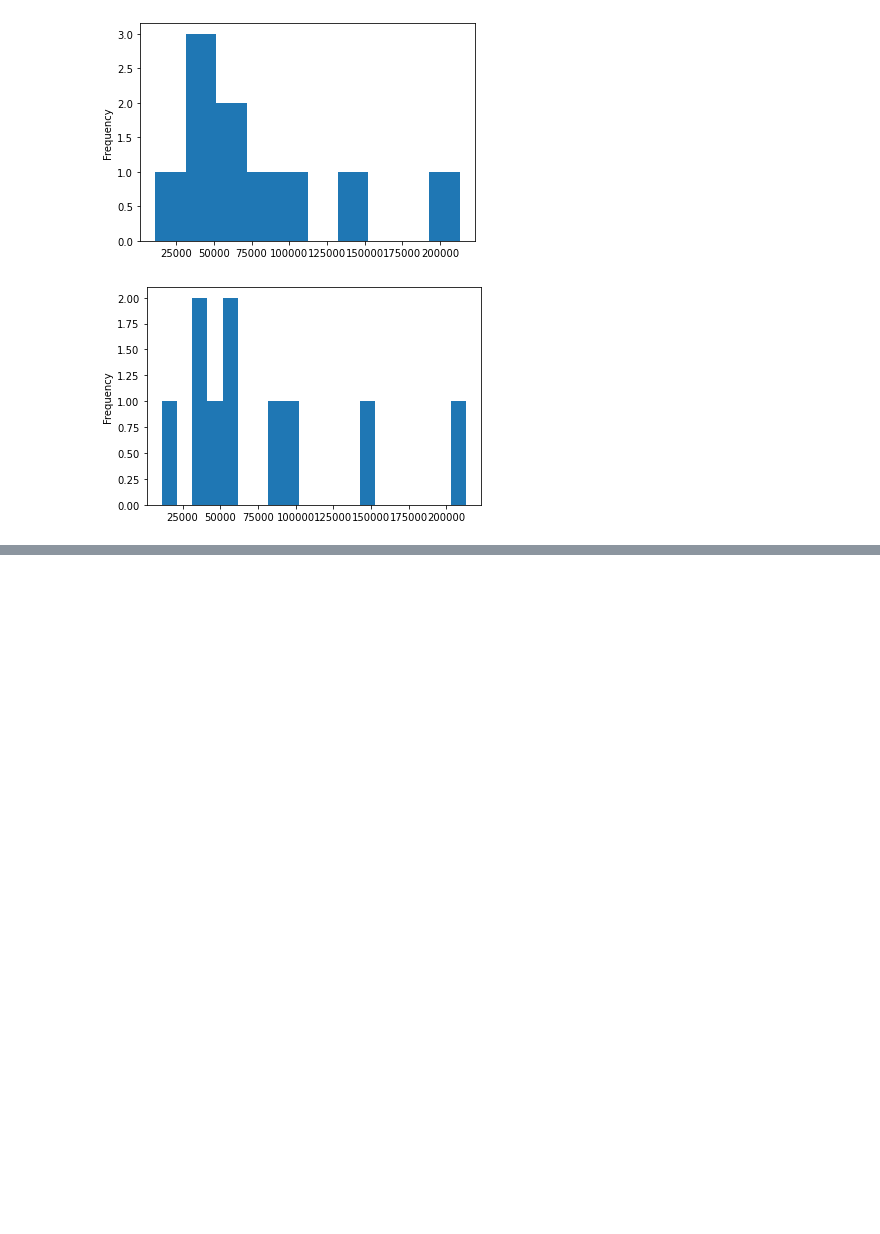
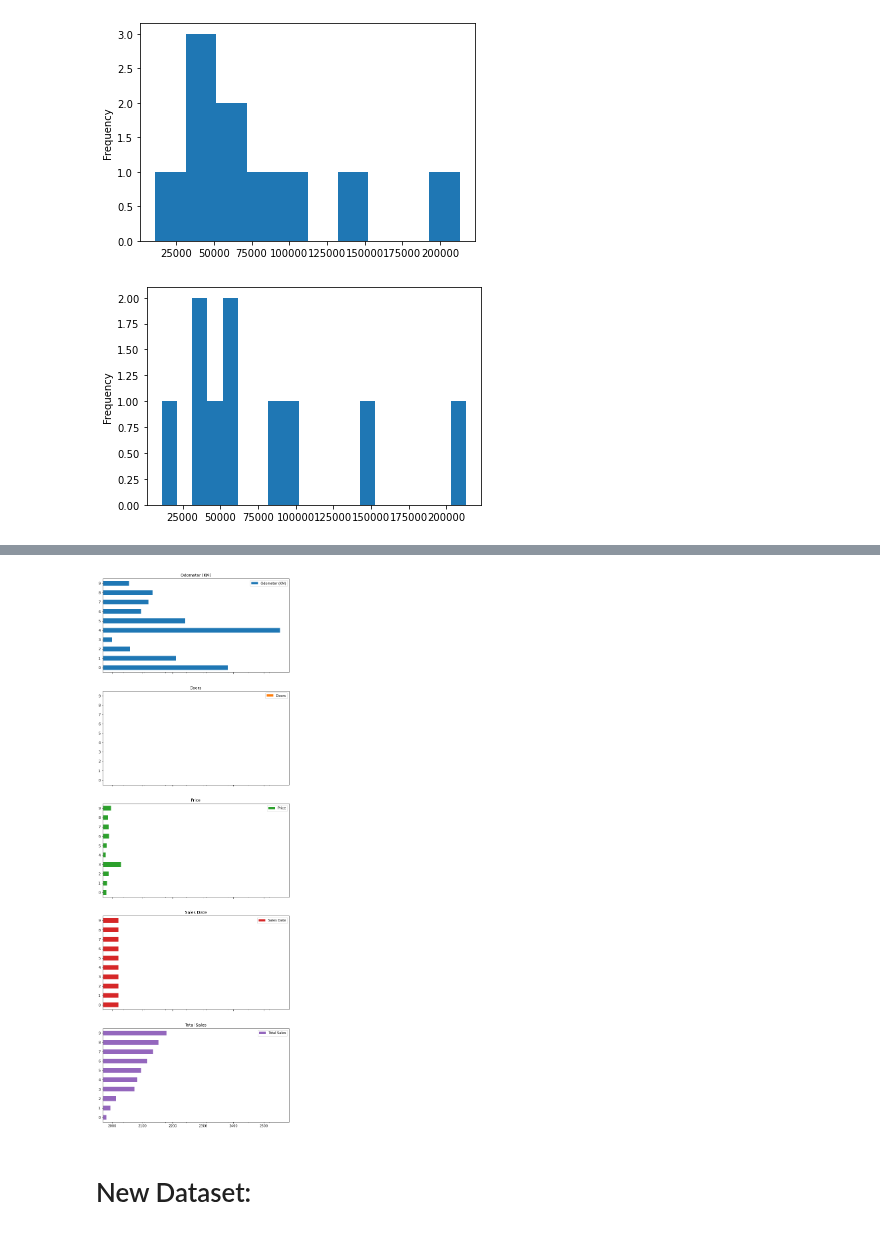
Before and after one commit to yashlad27/Machine_Learning_Data_Science, a Jupyter notebook: Matplotlib/matplotlib_notebook.ipynb, the cells around one changed output, grey strips where cells are left out. Saved outputs shown, nothing was run; the diff lists cells and outputs as text; code cells hidden in the pictures; blank space fills up the shorter version.

```diff
--- a/Matplotlib/matplotlib_notebook.ipynb
+++ b/Matplotlib/matplotlib_notebook.ipynb
@@ -431,0 +450,6 @@ car_sales["Odometer (KM)"].plot.hist(bins=20);
+# %%
+car_sales.plot.barh(figsize=(10, 30),subplots=True);
+# %% [output]
+[figure, added]
+# %% [markdown]
+# New Dataset:
```
Also changed, not shown: parts of 11 cells of this notebook, 1 other file.
